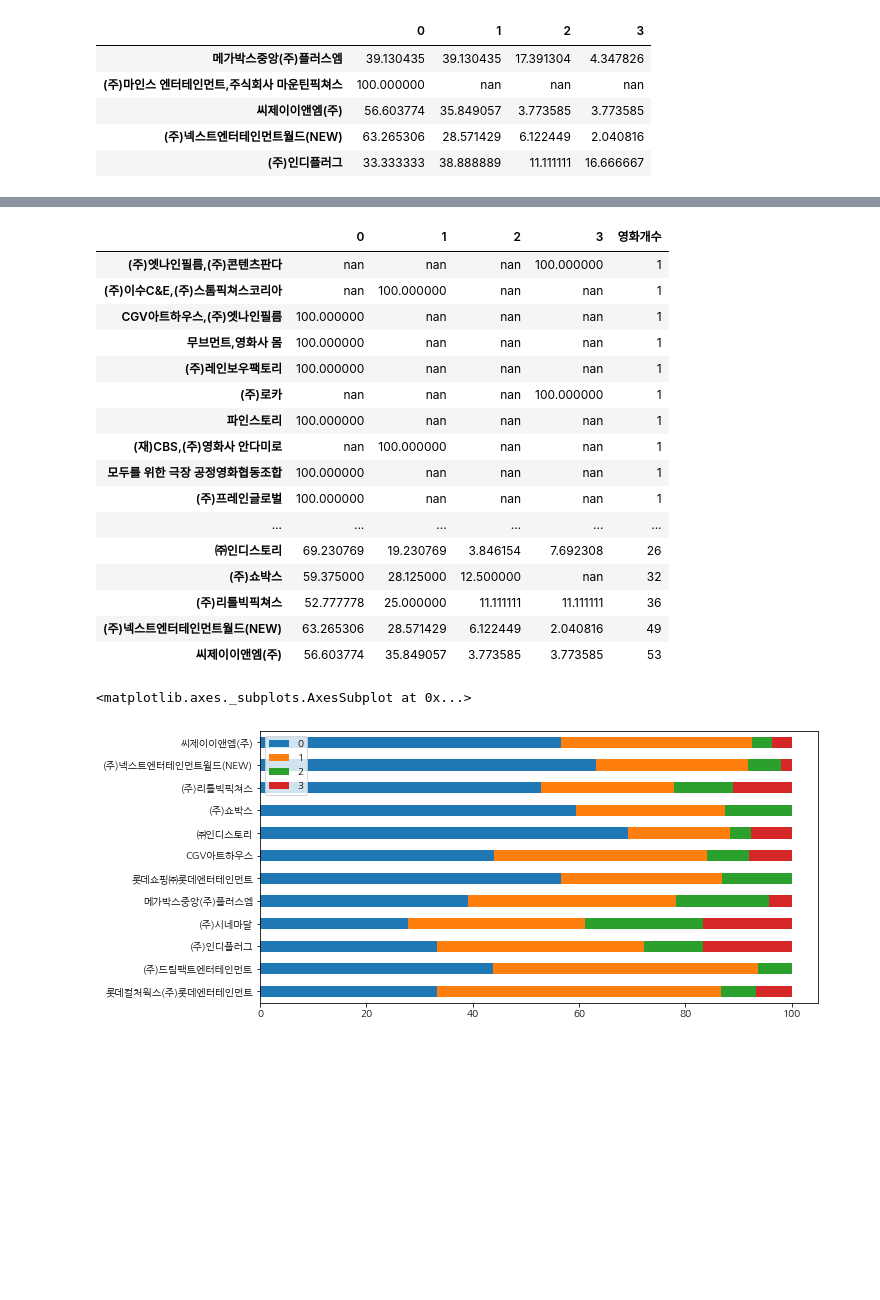
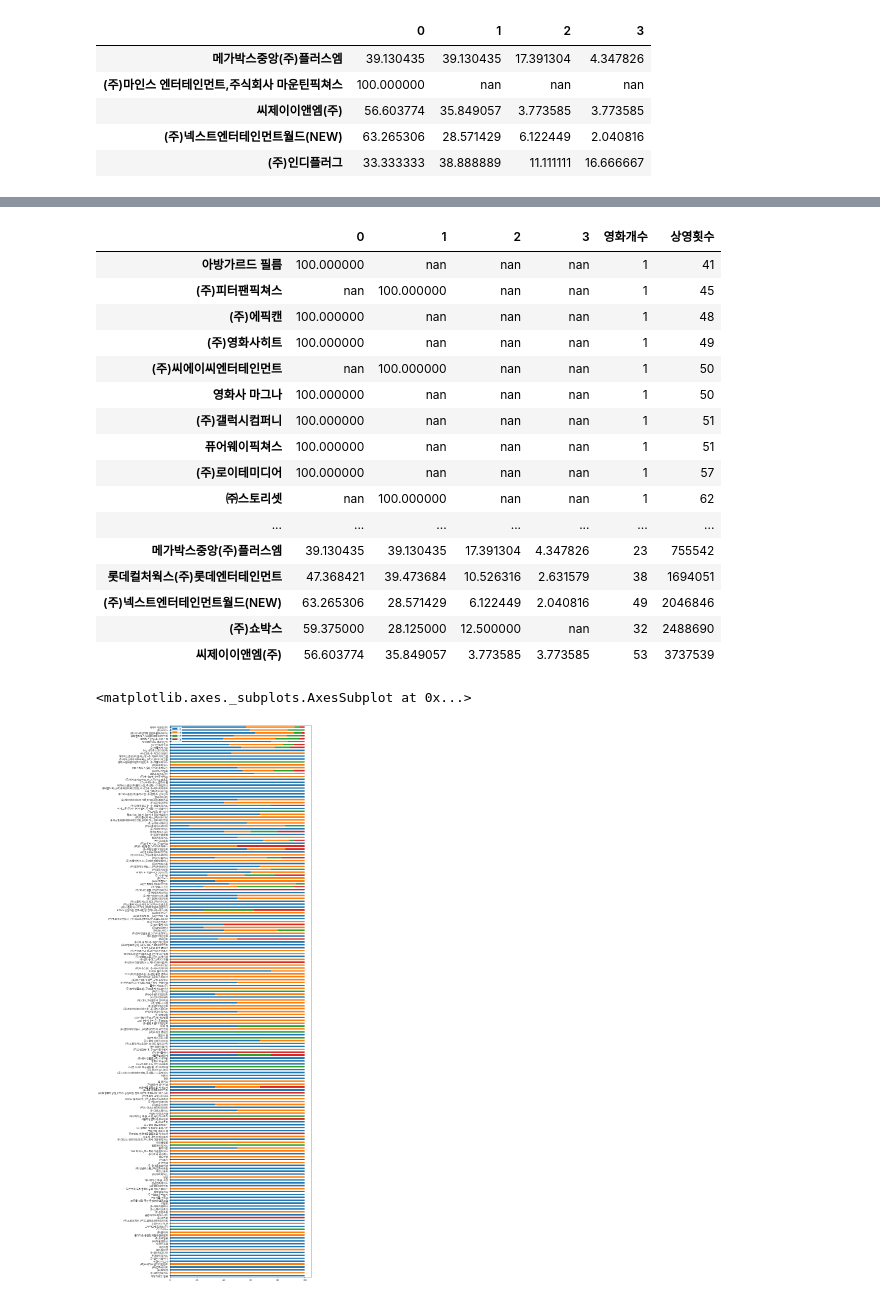
Before and after one commit to kim4pb/Female-led-Korean-Films, a Jupyter notebook: 03.ButterKnife/Analysis.ipynb, the cells around one changed output, grey strips where cells are left out. Drawn from its saved outputs; the diff is of its cells as text; code cells hidden in the pictures; blank space fills up the shorter version.

```diff
--- a/03.ButterKnife/Analysis.ipynb
+++ b/03.ButterKnife/Analysis.ipynb
@@ -250 +288,3 @@ sales_avg_des2.iloc[0,-2] / sales_avg_des2.iloc[3,-2]
+# %%
+df.loc[df['배급사'] == '롯데쇼핑㈜롯데엔터테인먼트', '배급사'] = '롯데컬처웍스(주)롯데엔터테인먼트'
 # %%
@@ -278,0 +343,3 @@ film_numbers.head()
+# %%
+plt.rcParams["figure.figsize"] = (10,40)
+f_rating_proportion.iloc[:, :4].plot(kind='barh', stacked=True)
@@ -278,0 +349,4 @@ film_numbers.head()
+# %%
+# 배급사별 상영횟수
+show_numbers = df.groupby('배급사')['상영횟수'].sum().reset_index().set_index('배급사').sort_values('상영횟수')
+show_numbers
@@ -279,28 +372,27 @@ film_numbers.head()
 # %%
-f_rating_proportion = f_rating_proportion.merge(film_numbers, how='inner', left_index=True, right_index=True).sort_values('영화개수')
+f_rating_proportion = f_rating_proportion.merge(show_numbers, how='inner', left_index=True, right_index=True).sort_values('상영횟수')
 f_rating_proportion
 # %% [output]
-|  | 0 | 1 | 2 | 3 | 영화개수 |
-| (주)엣나인필름,(주)콘텐츠판다 | nan | nan | nan | 100.000000 | 1 |
-| (주)이수C&E,(주)스톰픽쳐스코리아 | nan | 100.000000 | nan | nan | 1 |
-| CGV아트하우스,(주)엣나인필름 | 100.000000 | nan | nan | nan | 1 |
-| 무브먼트,영화사 몸 | 100.000000 | nan | nan | nan | 1 |
-| (주)레인보우팩토리 | 100.000000 | nan | nan | nan | 1 |
-| (주)로카 | nan | nan | nan | 100.000000 | 1 |
-| 파인스토리 | 100.000000 | nan | nan | nan | 1 |
-| (재)CBS,(주)영화사 안다미로 | nan | 100.000000 | nan | nan | 1 |
-| 모두를 위한 극장 공정영화협동조합 | 100.000000 | nan | nan | nan | 1 |
-| (주)프레인글로벌 | 100.000000 | nan | nan | nan | 1 |
-| ... | ... | ... | ... | ... | ... |
-| ㈜인디스토리 | 69.230769 | 19.230769 | 3.846154 | 7.692308 | 26 |
-| (주)쇼박스 | 59.375000 | 28.125000 | 12.500000 | nan | 32 |
-| (주)리틀빅픽쳐스 | 52.777778 | 25.000000 | 11.111111 | 11.111111 | 36 |
-| (주)넥스트엔터테인먼트월드(NEW) | 63.265306 | 28.571429 | 6.122449 | 2.040816 | 49 |
-| 씨제이이앤엠(주) | 56.603774 | 35.849057 | 3.773585 | 3.773585 | 53 |
+|  | 0 | 1 | 2 | 3 | 영화개수 | 상영횟수 |
+| 아방가르드 필름 | 100.000000 | nan | nan | nan | 1 | 41 |
+| (주)피터팬픽쳐스 | nan | 100.000000 | nan | nan | 1 | 45 |
+| (주)에픽캔 | 100.000000 | nan | nan | nan | 1 | 48 |
+| (주)영화사히트 | 100.000000 | nan | nan | nan | 1 | 49 |
+| (주)씨에이씨엔터테인먼트 | nan | 100.000000 | nan | nan | 1 | 50 |
+| 영화사 마그나 | 100.000000 | nan | nan | nan | 1 | 50 |
+| (주)갤럭시컴퍼니 | 100.000000 | nan | nan | nan | 1 | 51 |
+| 퓨어웨이픽쳐스 | 100.000000 | nan | nan | nan | 1 | 51 |
+| (주)로이테미디어 | 100.000000 | nan | nan | nan | 1 | 57 |
+| ㈜스토리셋 | nan | 100.000000 | nan | nan | 1 | 62 |
+| ... | ... | ... | ... | ... | ... | ... |
+| 메가박스중앙(주)플러스엠 | 39.130435 | 39.130435 | 17.391304 | 4.347826 | 23 | 755542 |
+| 롯데컬처웍스(주)롯데엔터테인먼트 | 47.368421 | 39.473684 | 10.526316 | 2.631579 | 38 | 1694051 |
+| (주)넥스트엔터테인먼트월드(NEW) | 63.265306 | 28.571429 | 6.122449 | 2.040816 | 49 | 2046846 |
+| (주)쇼박스 | 59.375000 | 28.125000 | 12.500000 | nan | 32 | 2488690 |
+| 씨제이이앤엠(주) | 56.603774 | 35.849057 | 3.773585 | 3.773585 | 53 | 3737539 |
 # %%
-# 영화개수 상위 12개 배급사의 F등급 영화 비율
-plt.rcParams["figure.figsize"] = (10,5)
-f_rating_proportion.iloc[-12:, :4].plot(kind='barh', stacked=True)
+plt.rcParams["figure.figsize"] = (10,40)
+f_rating_proportion.iloc[:, :4].plot(kind='barh', stacked=True)
 # %% [output]
 <matplotlib.axes._subplots.AxesSubplot at 0x...>
-[figure, old version]
+[figure, new version]
```
Also changed, not shown: parts of 41 cells of this notebook, 1 other file.
